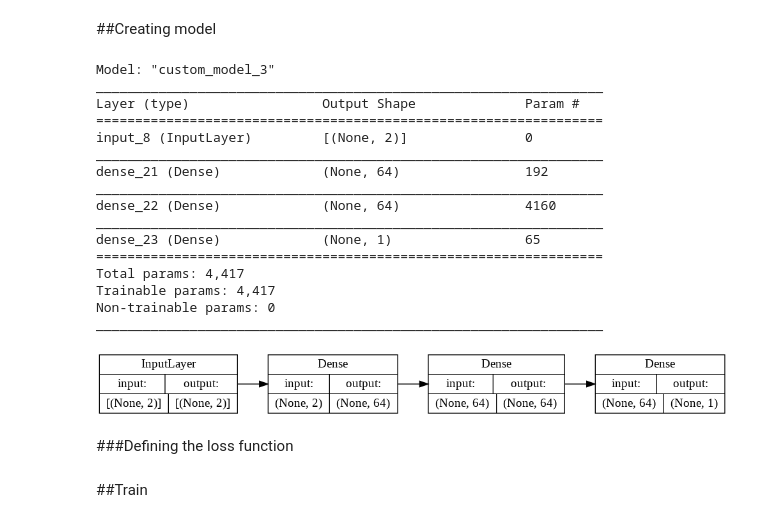
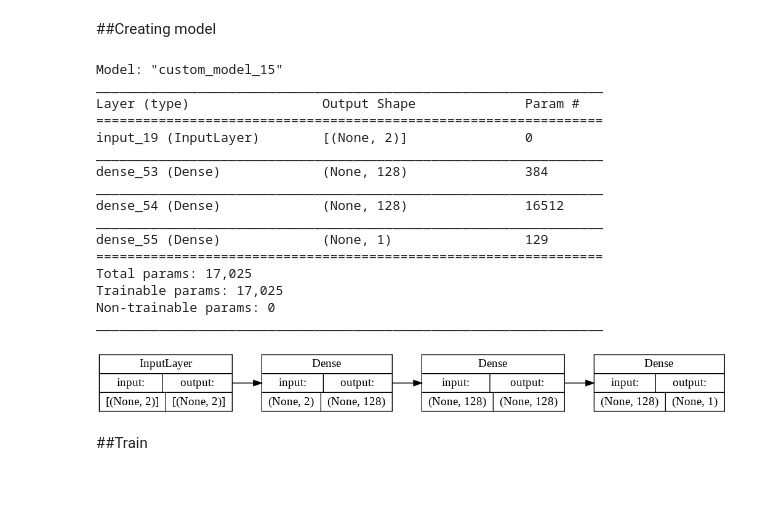
Before and after one commit to Egoago/Onlab, a Jupyter notebook: Önlab.ipynb, the cells around one changed output. Saved outputs shown, nothing was run; the diff lists cells and outputs as text; code cells hidden in the pictures; blank space fills up the shorter version.

```diff
--- a/Önlab.ipynb
+++ b/Önlab.ipynb
@@ -132,33 +134,37 @@ class CustomModel(Model):
     loss = surfaceLoss + self.eikonalLambda * eikonalLoss
     return {"loss": loss}
 # %%
-from tensorflow.keras.layers import Dense, Input
-
 inputLayer = Input(shape=(2,))
-hiddenLayer1 = Dense(64, activation='relu')(inputLayer)
-hiddenLayer2 = Dense(64, activation='relu')(hiddenLayer1)
+#Dropout1 = Dropout(0.2)(hiddenLayer1)
+hiddenLayer1 = Dense(128,
+                     activation='softplus',
+                     kernel_initializer= RandomNormal(stddev=np.sqrt(2)/np.sqrt(128)),
+                     bias_initializer=Zeros())(inputLayer)
+hiddenLayer2 = Dense(128,
+                     activation='softplus',
+                     kernel_initializer= RandomNormal(mean=np.pi/np.sqrt(128), stddev=0.00001),
+                     bias_initializer=Constant(-1))(hiddenLayer1)
 outputLayer = Dense(1, activation='linear')(hiddenLayer2)
 
 model = CustomModel(inputs = inputLayer, outputs = outputLayer)
+model.compile(optimizer = Adam(lr = 0.0015))
 model.summary()
 keras.utils.plot_model(model, show_shapes=True, show_layer_names=False, rankdir='LR')
 # %% [output]
-Model: "custom_model_3"
+Model: "custom_model_15"
 _________________________________________________________________
 Layer (type)                 Output Shape              Param #
 =================================================================
-input_8 (InputLayer)         [(None, 2)]               0
+input_19 (InputLayer)        [(None, 2)]               0
 _________________________________________________________________
-dense_21 (Dense)             (None, 64)                192
+dense_53 (Dense)             (None, 128)               384
 _________________________________________________________________
-dense_22 (Dense)             (None, 64)                4160
+dense_54 (Dense)             (None, 128)               16512
 _________________________________________________________________
-dense_23 (Dense)             (None, 1)                 65
+dense_55 (Dense)             (None, 1)                 129
 =================================================================
-Total params: 4,417
-Trainable params: 4,417
+Total params: 17,025
+Trainable params: 17,025
 Non-trainable params: 0
 _________________________________________________________________
-[figure, old version]
+[figure, new version]
-# %% [markdown]
-###Defining the loss function
```
Also changed, not shown: parts of 13 cells of this notebook.
